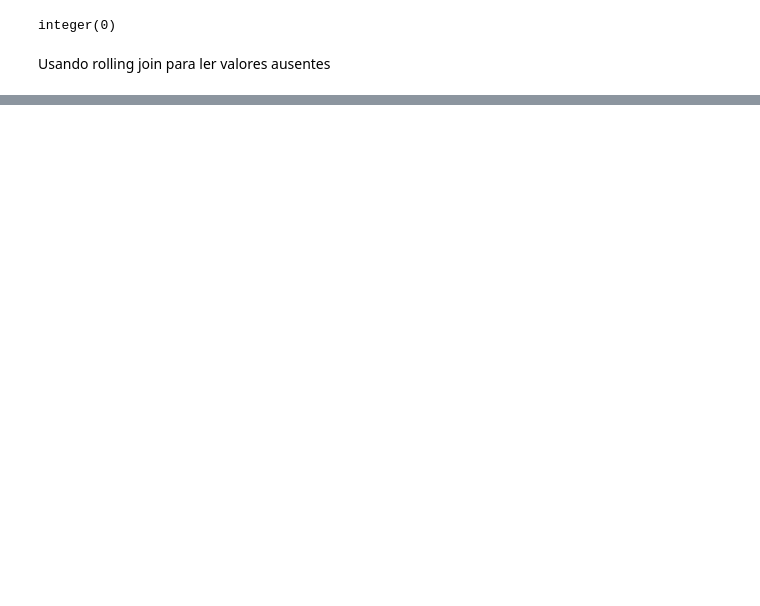
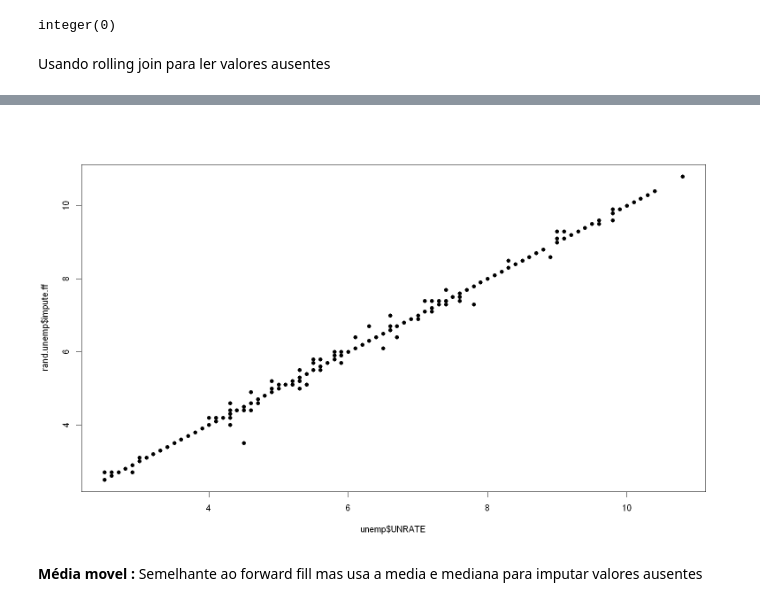
Before and after one commit to kaladabrio2020/analise-pratica-series-temporais_predicao-stats-ml, a Jupyter notebook: capitulo-2-encontrando-dados-e-usando-data-wrangling-com-st/limperza_r.ipynb, the cells around one changed output, grey strips where cells are left out. Cells and saved outputs as stored; diff of their text form; code cells hidden in the pictures; blank space fills up the shorter version.

```diff
--- a/capitulo-2-encontrando-dados-e-usando-data-wrangling-com-st/limperza_r.ipynb
+++ b/capitulo-2-encontrando-dados-e-usando-data-wrangling-com-st/limperza_r.ipynb
@@ -122,0 +142,7 @@ ggplot(
+# %%
+par(bg = 'white')
+plot(unemp$UNRATE, rand.unemp$impute.ff, pch=19)
+# %% [output]
+[figure, added]
+# %% [markdown]
+**Média movel :** Semelhante ao forward fill mas usa a media e mediana para imputar valores ausentes
```
Also changed, not shown: parts of 22 cells of this notebook, 2 other files.
